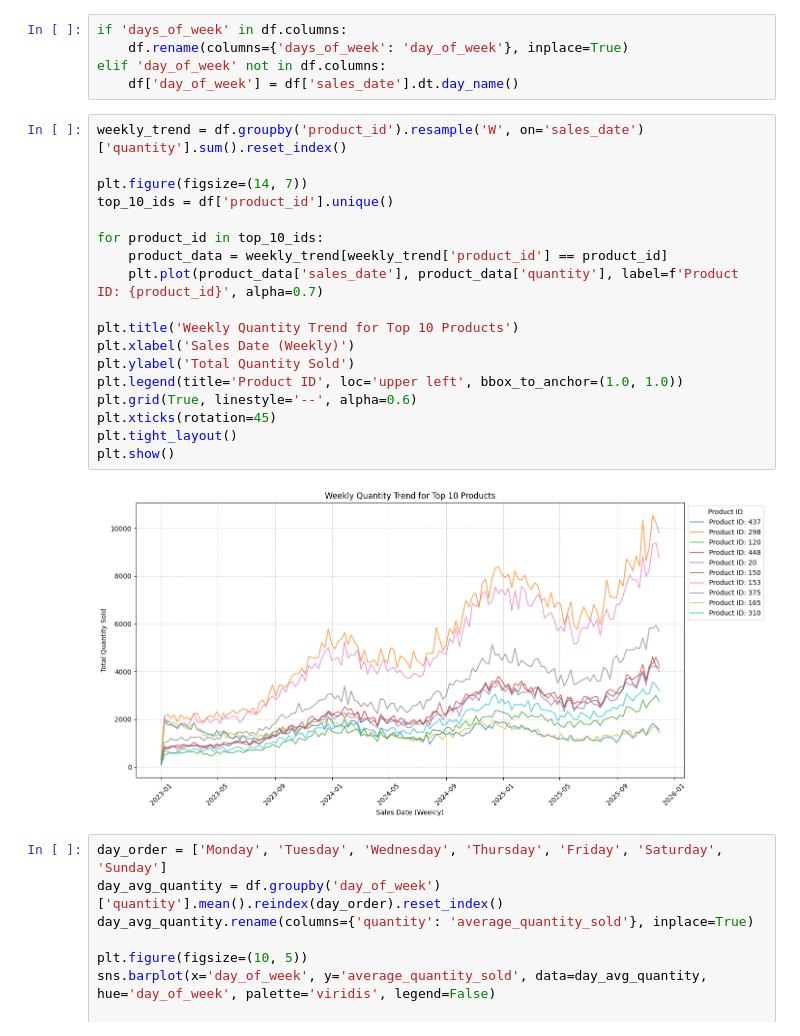
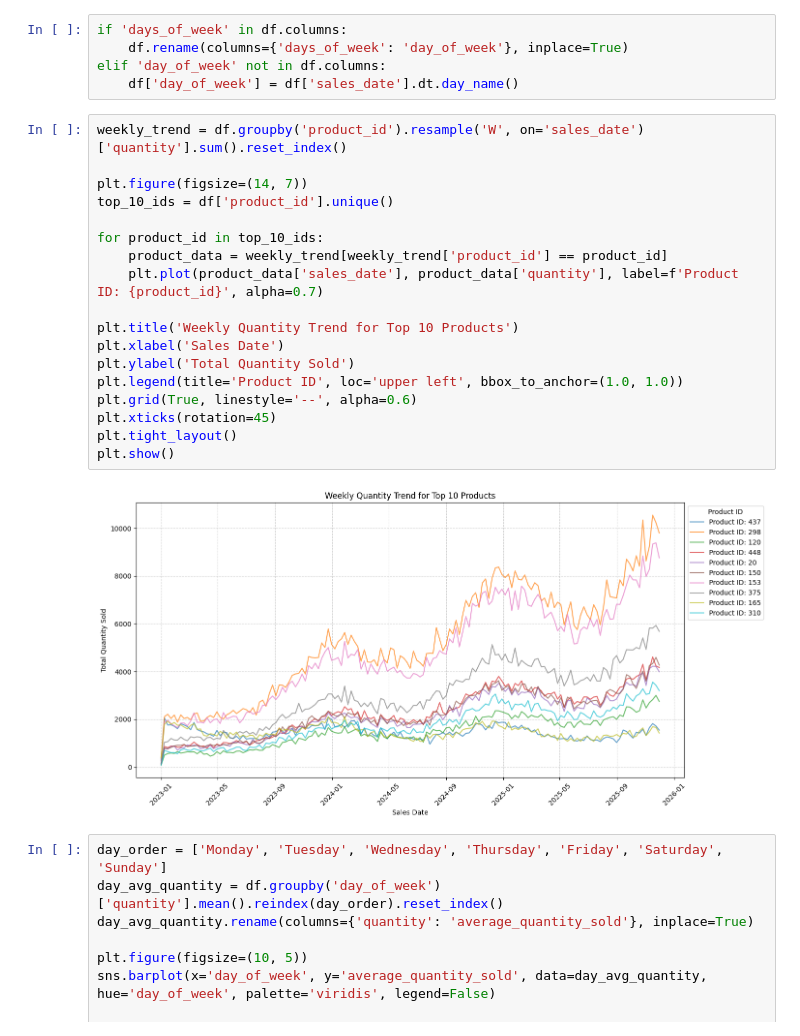
Before and after one commit to ShashwatBansal14/Inventory_forecast_model, a Jupyter notebook: 02_EDA_Feature_eng.ipynb, the cells around one changed output. Drawn from its saved outputs; the diff is of its cells as text.

```diff
--- a/02_EDA_Feature_eng.ipynb
+++ b/02_EDA_Feature_eng.ipynb
@@ -21,23 +22,23 @@ elif 'day_of_week' not in df.columns:
 # %%
 weekly_trend = df.groupby('product_id').resample('W', on='sales_date')['quantity'].sum().reset_index()
 
 plt.figure(figsize=(14, 7))
 top_10_ids = df['product_id'].unique()
 
 for product_id in top_10_ids:
     product_data = weekly_trend[weekly_trend['product_id'] == product_id]
     plt.plot(product_data['sales_date'], product_data['quantity'], label=f'Product ID: {product_id}', alpha=0.7)
 
 plt.title('Weekly Quantity Trend for Top 10 Products')
-plt.xlabel('Sales Date (Weekly)')
+plt.xlabel('Sales Date')
 plt.ylabel('Total Quantity Sold')
 plt.legend(title='Product ID', loc='upper left', bbox_to_anchor=(1.0, 1.0))
 plt.grid(True, linestyle='--', alpha=0.6)
 plt.xticks(rotation=45)
 plt.tight_layout()
 plt.show()
 # %% [output]
-[figure, old version]
+[figure, new version]
 # %%
 day_order = ['Monday', 'Tuesday', 'Wednesday', 'Thursday', 'Friday', 'Saturday', 'Sunday']
 day_avg_quantity = df.groupby('day_of_week')['quantity'].mean().reindex(day_order).reset_index()
```
Also changed, not shown: parts of 7 cells of this notebook.
